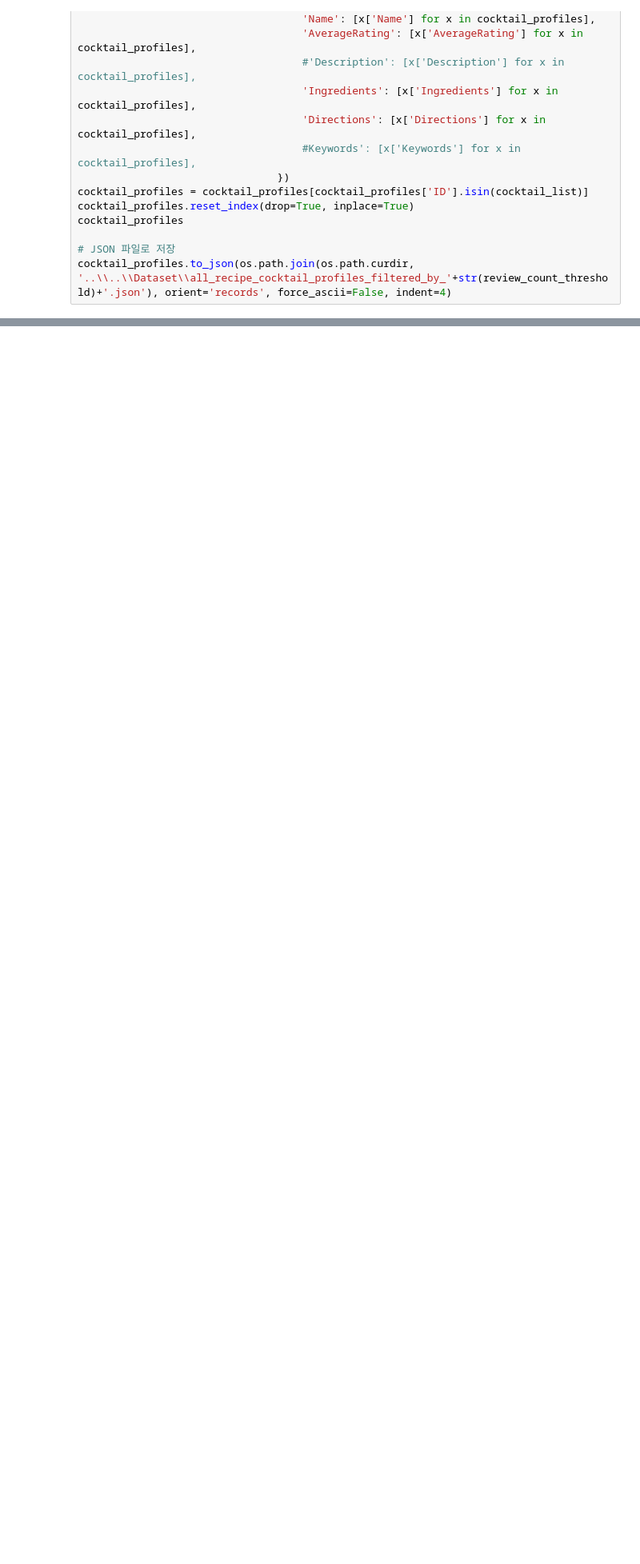
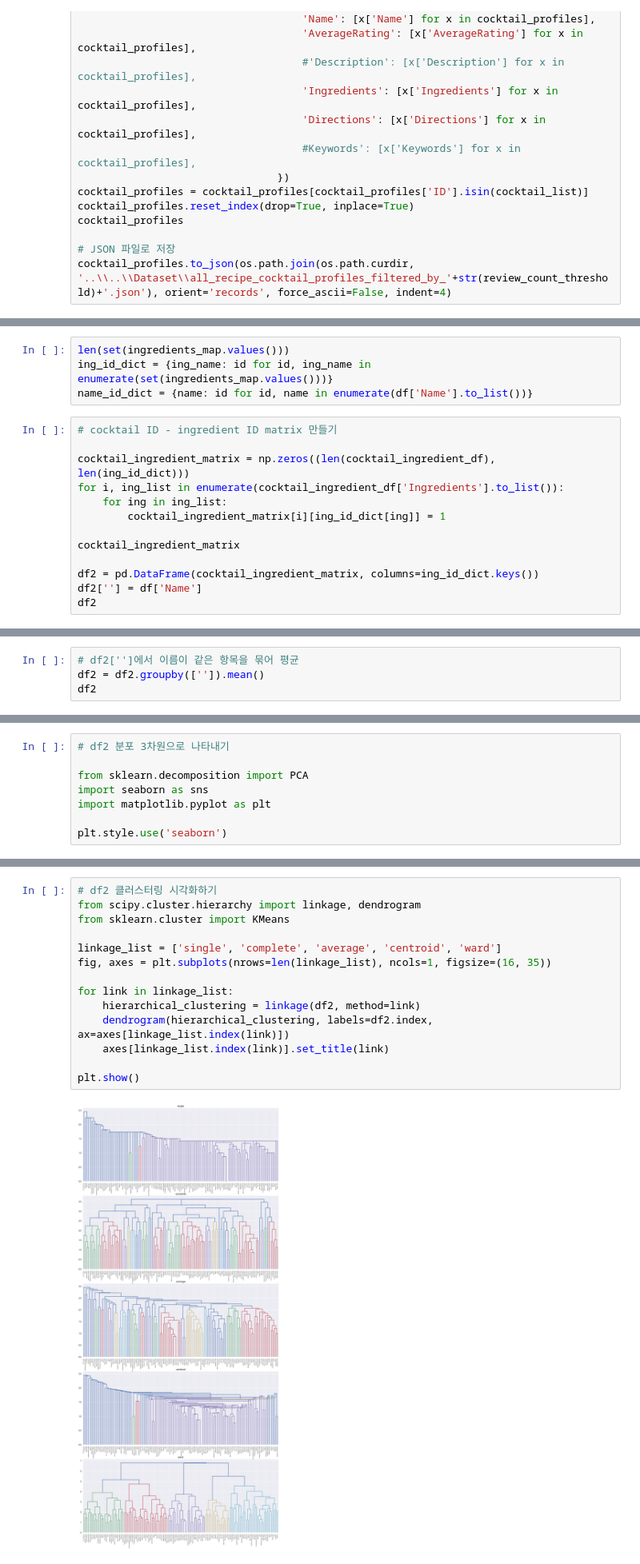
Before and after one commit to PRADA-1541/PRADA_AI, a Jupyter notebook: Codes/EDA/eda.ipynb, the cells around one changed output, grey strips where cells are left out. Shown at 80% size. Saved outputs shown, nothing was run; the diff lists cells and outputs as text; blank space fills up the shorter version.

```diff
--- a/Codes/EDA/eda.ipynb
+++ b/Codes/EDA/eda.ipynb
@@ -295,0 +1146,17 @@ cocktail_profiles.to_json(os.path.join(os.path.curdir, '..\\..\\Dataset\\all_rec
+# %%
+len(set(ingredients_map.values()))
+ing_id_dict = {ing_name: id for id, ing_name in enumerate(set(ingredients_map.values()))}
+name_id_dict = {name: id for id, name in enumerate(df['Name'].to_list())}
+# %%
+# cocktail ID - ingredient ID matrix 만들기
+
+cocktail_ingredient_matrix = np.zeros((len(cocktail_ingredient_df), len(ing_id_dict)))
+for i, ing_list in enumerate(cocktail_ingredient_df['Ingredients'].to_list()):
+    for ing in ing_list:
+        cocktail_ingredient_matrix[i][ing_id_dict[ing]] = 1
+
+cocktail_ingredient_matrix
+
+df2 = pd.DataFrame(cocktail_ingredient_matrix, columns=ing_id_dict.keys())
+df2[''] = df['Name']
+df2
@@ -295,0 +1177,4 @@ cocktail_profiles.to_json(os.path.join(os.path.curdir, '..\\..\\Dataset\\all_rec
+# %%
+# df2['']에서 이름이 같은 항목을 묶어 평균
+df2 = df2.groupby(['']).mean()
+df2
@@ -295,0 +1196,8 @@ cocktail_profiles.to_json(os.path.join(os.path.curdir, '..\\..\\Dataset\\all_rec
+# %%
+# df2 분포 3차원으로 나타내기
+
+from sklearn.decomposition import PCA
+import seaborn as sns
+import matplotlib.pyplot as plt
+
+plt.style.use('seaborn')
@@ -295,0 +1208,16 @@ cocktail_profiles.to_json(os.path.join(os.path.curdir, '..\\..\\Dataset\\all_rec
+# %%
+# df2 클러스터링 시각화하기
+from scipy.cluster.hierarchy import linkage, dendrogram
+from sklearn.cluster import KMeans
+
+linkage_list = ['single', 'complete', 'average', 'centroid', 'ward']
+fig, axes = plt.subplots(nrows=len(linkage_list), ncols=1, figsize=(16, 35))
+
+for link in linkage_list:
+    hierarchical_clustering = linkage(df2, method=link)
+    dendrogram(hierarchical_clustering, labels=df2.index, ax=axes[linkage_list.index(link)])
+    axes[linkage_list.index(link)].set_title(link)
+
+plt.show()
+# %% [output]
+[figure, added]
```
Also changed, not shown: parts of 69 cells of this notebook.
